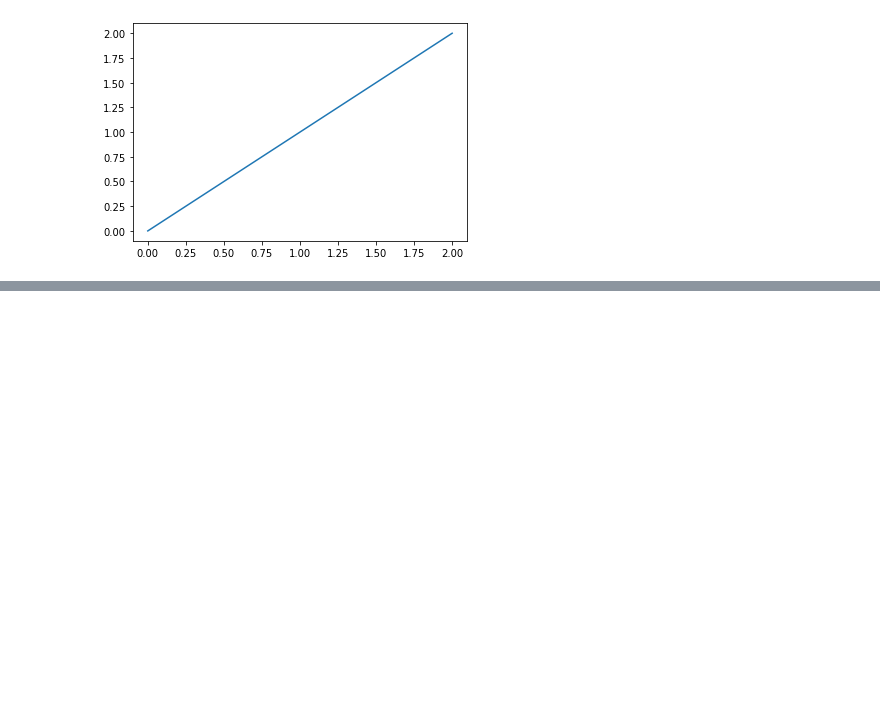
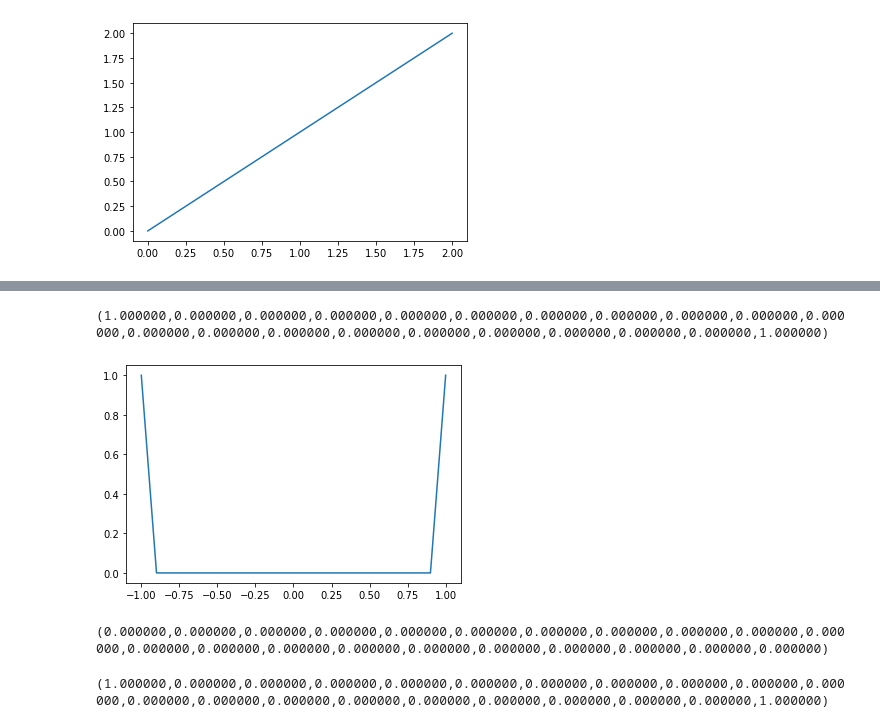
Before and after one commit to UZerbinati/Suite, a Jupyter notebook: Docs/PDE/FiniteDifferenceElliptic.ipynb, the cells around one changed output, grey strips where cells are left out. Drawn from its saved outputs; the diff is of its cells as text; code cells hidden in the pictures; blank space fills up the shorter version.

```diff
--- a/Docs/PDE/FiniteDifferenceElliptic.ipynb
+++ b/Docs/PDE/FiniteDifferenceElliptic.ipynb
@@ -122,0 +137,4 @@ Draw(ue,mesh,1)
+# %%
+I = line(-1.0,1.0)
+mesh = Mesh(1);
+mesh.UniformMesh(I,0.1)
@@ -122,0 +161,27 @@ Draw(ue,mesh,1)
+# %%
+u0 = MeshFunction(mesh,1)
+u0.pushFunction(lambda P: [0])
+u0_vec = u0.vec_export()
+# %%
+v0 = vec(u0_vec.len())
+v0[1]=1.0;
+v0[v0.len()]=1.0;
+print(v0)
+u0.vec_import(v0);
+Draw(u0,mesh,1)
+# %% [output]
+(1.000000,0.000000,0.000000,0.000000,0.000000,0.000000,0.000000,0.000000,0.000000,0.000000,0.000000,0.000000,0.000000,0.000000,0.000000,0.000000,0.000000,0.000000,0.000000,0.000000,1.000000)
+[figure, added]
+# %%
+f = MeshFunction(mesh,1)
+f.pushFunction(lambda p: [0])
+f_vec = f.vec_export()
+f_vec
+# %% [output]
+(0.000000,0.000000,0.000000,0.000000,0.000000,0.000000,0.000000,0.000000,0.000000,0.000000,0.000000,0.000000,0.000000,0.000000,0.000000,0.000000,0.000000,0.000000,0.000000,0.000000,0.000000)
+# %%
+bc = BoundaryCondition("DIRICHLET",u0)
+fbc = bc.apply(f_vec);
+fbc
+# %% [output]
+(1.000000,0.000000,0.000000,0.000000,0.000000,0.000000,0.000000,0.000000,0.000000,0.000000,0.000000,0.000000,0.000000,0.000000,0.000000,0.000000,0.000000,0.000000,0.000000,0.000000,1.000000)
```
Also changed, not shown: parts of 12 cells of this notebook, 22 other files.
